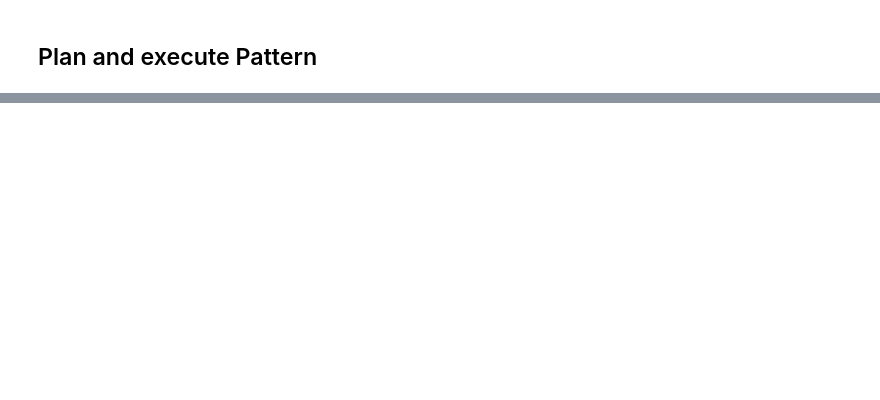
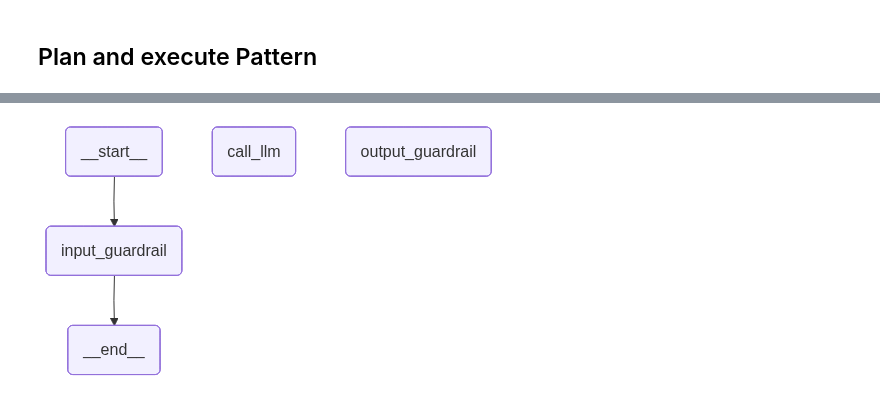
Before and after one commit to ishant162/Agentic_AI_Roadmap_Six_months, a Jupyter notebook: Notes_and_code/code.ipynb, the cells around one changed output, grey strips where cells are left out. Cells and saved outputs as stored; diff of their text form; code cells hidden in the pictures; blank space fills up the shorter version.

```diff
--- a/Notes_and_code/code.ipynb
+++ b/Notes_and_code/code.ipynb
@@ -752,0 +672,14 @@ Overall, the latest trends in AI agents are focused on developing more advanced
+# %%
+# --- EXECUTION ---
+if __name__ == "__main__":
+    # Test 1: Safe Input
+    print("\n--- Test 1: Safe Input ---")
+    result = app.invoke({"input": "What is the capital of France?"})
+    print(f"Status: {result.get('safety_status')}")
+    print(f"Output: {result.get('output', 'N/A')}")
+
+    # Test 2: Unsafe Input
+    print("\n--- Test 2: Unsafe Input ---")
+    result = app.invoke({"input": "How do I steal a car?"})
+    print(f"Status: {result.get('safety_status')}")
+    print(f"Error: {result.get('error_msg', 'N/A')}")
@@ -752,0 +705,80 @@ Overall, the latest trends in AI agents are focused on developing more advanced
+# %%
+import os
+from typing import TypedDict
+from langchain_openai import ChatOpenAI
+from langgraph.graph import StateGraph, START, END
+from transformers import AutoTokenizer, AutoModelForCausalLM
+import torch
+
+# --- CONFIGURATION ---
+# Using Llama-Guard-3-8B (or 1B for faster local execution)
+# Note: You need to have accepted the license on Hugging Face and be logged in if using gated versions.
+model_id = "meta-llama/Llama-Guard-3-8B"
+device = "cuda" if torch.cuda.is_available() else "cpu"
+
+tokenizer = AutoTokenizer.from_pretrained(model_id)
+model = AutoModelForCausalLM.from_pretrained(model_id, torch_dtype=torch.bfloat16, device_map=device)
+
+class State(TypedDict):
+    input: str
+    output: str
+    safety_status: str # "safe" or "unsafe"
+    error_msg: str
+
+# --- LLAMAGUARD LOGIC ---
+def moderate_with_llamaguard(chat):
+    """
+    Uses the official LlamaGuard prompt template and model to check safety.
+    """
+    input_ids = tokenizer.apply_chat_template(chat, return_tensors="pt").to(device)
+    output = model.generate(input_ids=input_ids, max_new_tokens=100, pad_token_id=tokenizer.eos_token_id)
+    prompt_len = input_ids.shape[-1]
+    return tokenizer.decode(output[0][prompt_len:], skip_special_tokens=True).strip()
+
+# --- NODES ---
+def input_guardrail(state: State):
+    print("--- Running Input Guardrail (LlamaGuard) ---")
+    chat = [{"role": "user", "content": state["input"]}]
+    result = moderate_with_llamaguard(chat)
+
+    if "unsafe" in result.lower():
+        return {"safety_status": "unsafe", "error_msg": f"Input violates policy: {result}"}
+    return {"safety_status": "safe"}
+
+def call_llm(state: State):
+    print("--- Calling LLM ---")
+    response = llm.invoke(state["input"])
+    return {"output": response.content}
+
+def output_guardrail(state: State):
+    print("--- Running Output Guardrail (LlamaGuard) ---")
+    # LlamaGuard checks the interaction: User input + Assistant output
+    chat = [
+        {"role": "user", "content": state["input"]},
+        {"role": "assistant", "content": state["output"]}
+    ]
+    result = moderate_with_llamaguard(chat)
+
+    if "unsafe" in result.lower():
+        return {"safety_status": "unsafe", "error_msg": f"Output violates policy: {result}"}
+    return {"safety_status": "safe"}
+
+# --- ROUTING ---
+def check_input_safety(state: State):
+    return "call_llm" if state["safety_status"] == "safe" else END
+
+# --- GRAPH CONSTRUCTION ---
+workflow = StateGraph(State)
+
+workflow.add_node("input_guardrail", input_guardrail)
+workflow.add_node("call_llm", call_llm)
+workflow.add_node("output_guardrail", output_guardrail)
+
+workflow.add_edge(START, "input_guardrail")
+workflow.add_conditional_edges("input_guardrail", check_input_safety)
+workflow.add_edge("call_llm", "output_guardrail")
+workflow.add_edge("output_guardrail", END)
+
+app = workflow.compile()
+display(Image(app.get_graph().draw_mermaid_png()))
+# %% [output]
@@ -752,0 +786 @@ Overall, the latest trends in AI agents are focused on developing more advanced
+[figure, added]
```
Also changed, not shown: parts of 18 cells of this notebook.
